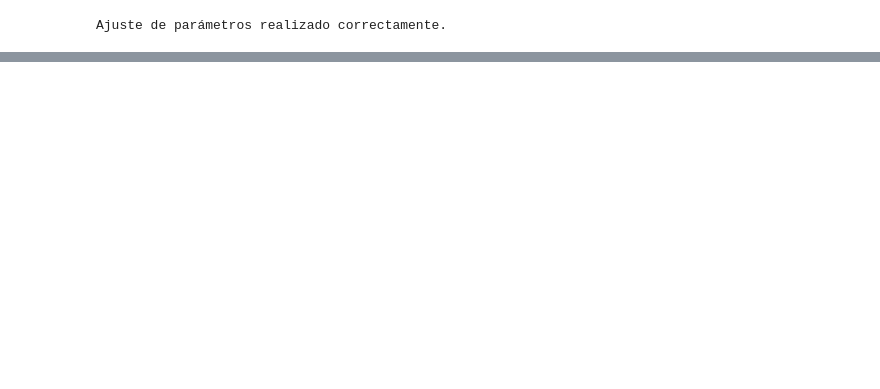
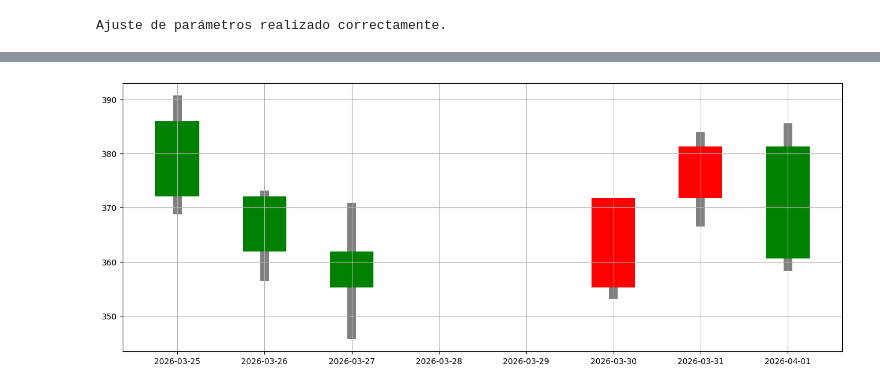
Before and after one commit to Jordi103/simulacion_de_mercado, a Jupyter notebook: simulaciones_OHLC.ipynb, the cells around one changed output, grey strips where cells are left out. Cells and saved outputs as stored; diff of their text form; code cells hidden in the pictures; blank space fills up the shorter version.

```diff
--- a/simulaciones_OHLC.ipynb
+++ b/simulaciones_OHLC.ipynb
@@ -67,0 +72,6 @@ ohlc.plot()
+# %%
+importlib.reload(datos)
+ohlc = datos.OHLC().desde_volatilidad_relativa(data['close'].iloc[-11:])
+ohlc.plot()
+# %% [output]
+[figure, added]
```
Also changed, not shown: parts of 9 cells of this notebook, 1 other file.
